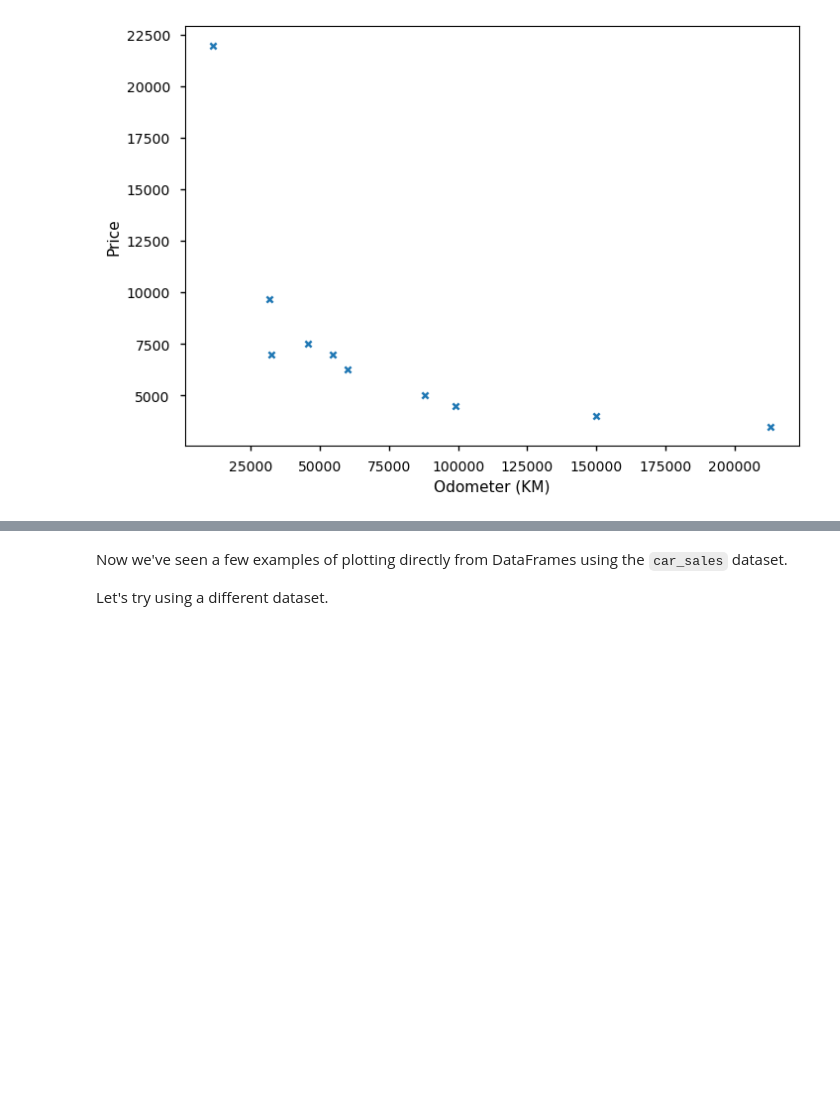
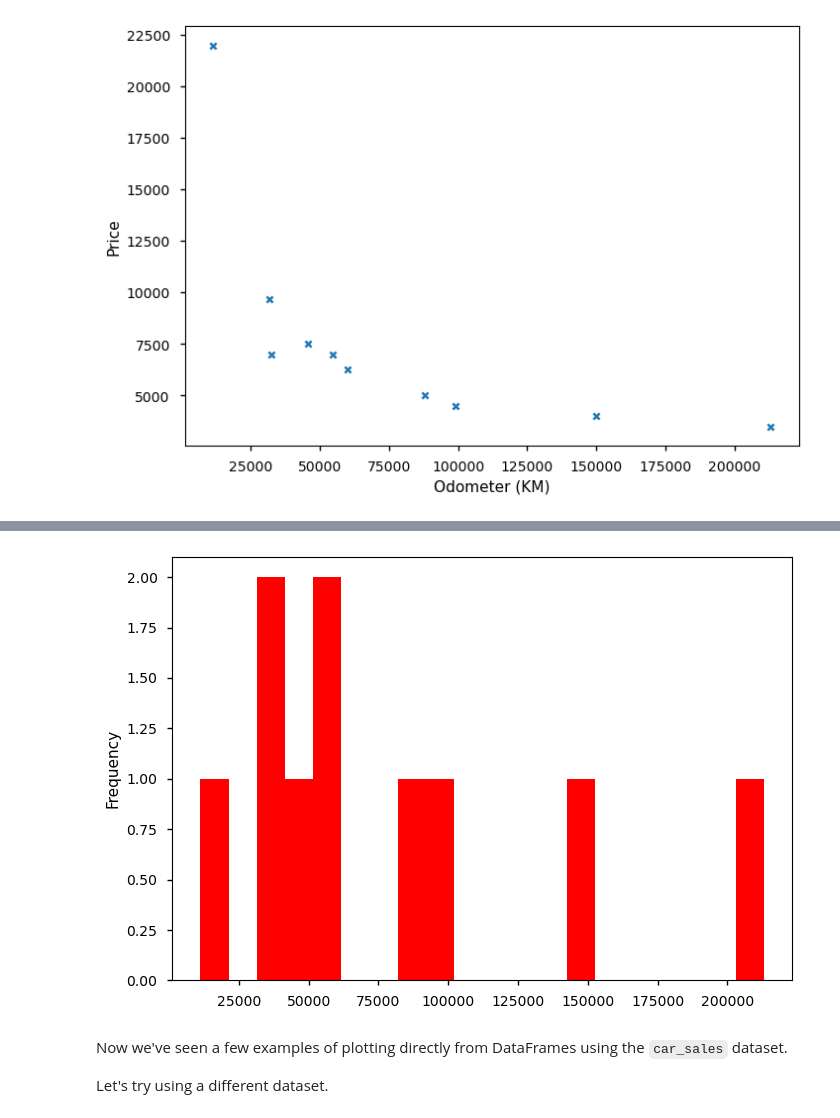
Before and after one commit to AidenHadisi/ml-journey, a Jupyter notebook: 003_matplotlib_exercises.ipynb, the cells around one changed output, grey strips where cells are left out. Saved outputs shown, nothing was run; the diff lists cells and outputs as text; code cells hidden in the pictures; blank space fills up the shorter version.

```diff
--- a/003_matplotlib_exercises.ipynb
+++ b/003_matplotlib_exercises.ipynb
@@ -325,5 +334,8 @@ df.plot.bar(color=["red","purple", "blue", "pink"]);
 # %%
 # Create a histogram of the 'Price' column with 20 bins
+car_sales["Odometer (KM)"].plot.hist(bins=20, color="r");
+# %% [output]
+[figure, added]
 # %% [markdown]
 Now we've seen a few examples of plotting directly from DataFrames using the `car_sales` dataset.
 
```
Also changed, not shown: parts of 16 cells of this notebook, 1 other file.
